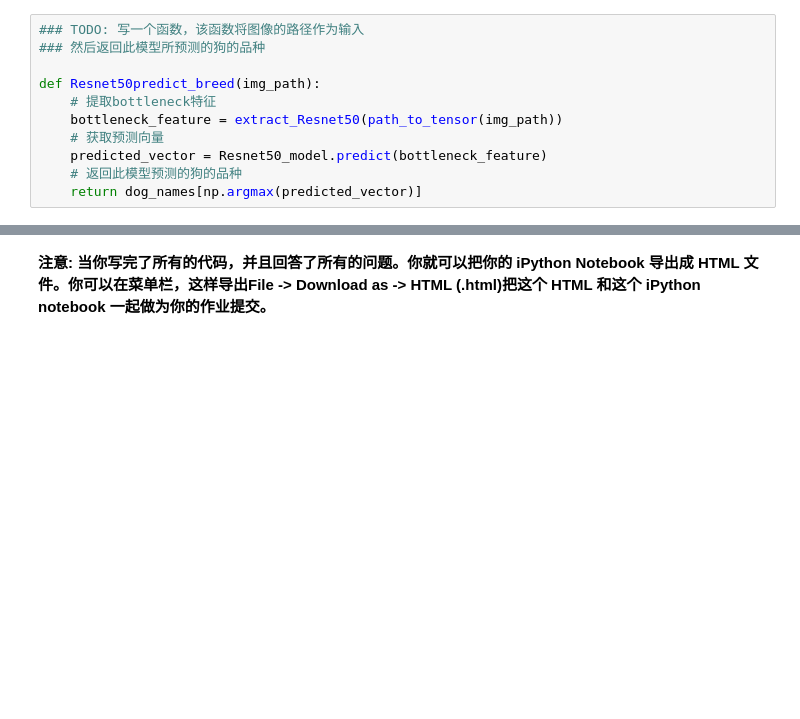
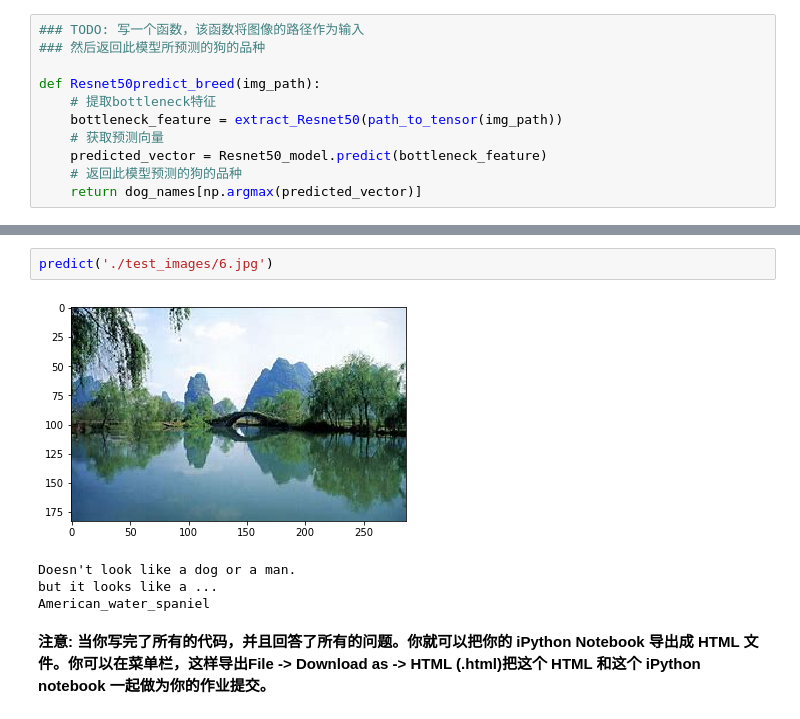
Before and after one commit to fierceX/DLND, a Jupyter notebook: dog-project/dog_app.ipynb, the cells around one changed output, grey strips where cells are left out. Saved outputs shown, nothing was run; the diff lists cells and outputs as text; blank space fills up the shorter version.

```diff
--- a/dog-project/dog_app.ipynb
+++ b/dog-project/dog_app.ipynb
@@ -883,2 +881,9 @@ Flat-coated_retriever
+# %%
+predict('./test_images/6.jpg')
+# %% [output]
+[figure, added]
+Doesn't look like a dog or a man.
+but it looks like a ...
+American_water_spaniel
 # %% [markdown]
 **注意: 当你写完了所有的代码，并且回答了所有的问题。你就可以把你的 iPython Notebook 导出成 HTML 文件。你可以在菜单栏，这样导出File -> Download as -> HTML (.html)把这个 HTML 和这个 iPython notebook 一起做为你的作业提交。**
```
Also changed, not shown: parts of 19 cells of this notebook, 4 other files.
